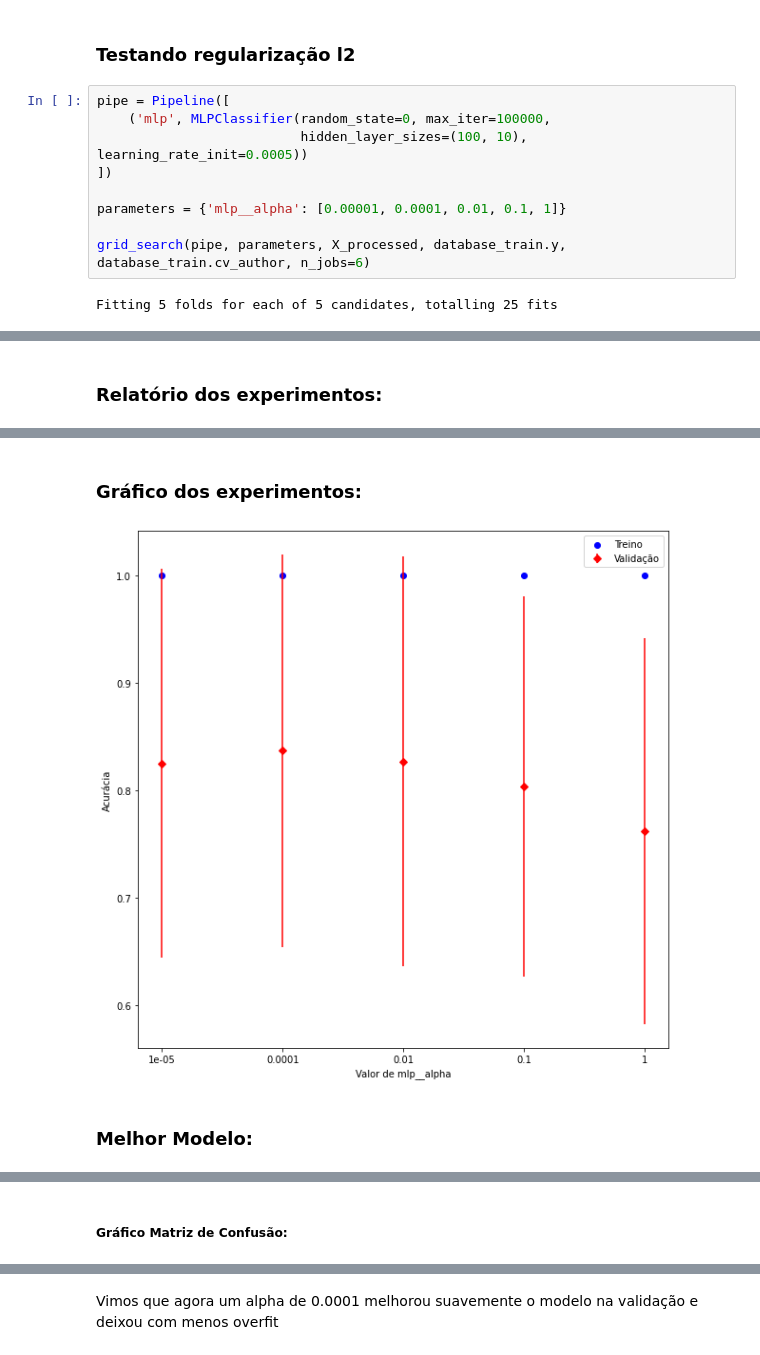
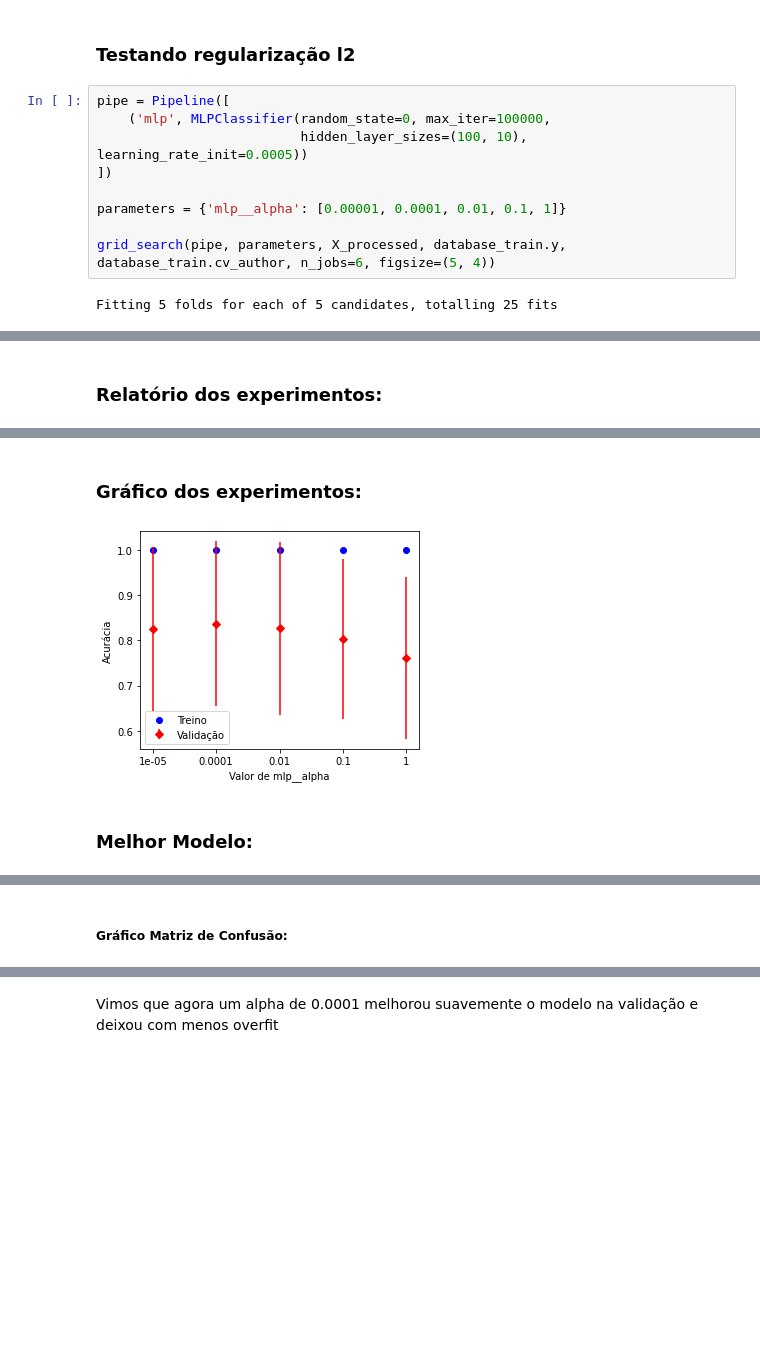
Before and after one commit to HeitorBRaymundo/mc906, a Jupyter notebook: prj3/NeuralNetwork.ipynb, the cells around one changed output, grey strips where cells are left out. Drawn from its saved outputs; the diff is of its cells as text; blank space fills up the shorter version.

```diff
--- a/prj3/NeuralNetwork.ipynb
+++ b/prj3/NeuralNetwork.ipynb
@@ -291,7 +291,7 @@ pipe = Pipeline([
 
 parameters = {'mlp__alpha': [0.00001, 0.0001, 0.01, 0.1, 1]}
 
-grid_search(pipe, parameters, X_processed, database_train.y, database_train.cv_author, n_jobs=6)
+grid_search(pipe, parameters, X_processed, database_train.y, database_train.cv_author, n_jobs=6, figsize=(5, 4))
 # %% [output]
 Fitting 5 folds for each of 5 candidates, totalling 25 fits
 [Parallel(n_jobs=6)]: Using backend LokyBackend with 6 concurrent workers.
@@ -305,12 +305,12 @@ Fitting 5 folds for each of 5 candidates, totalling 25 fits
 Relatório dos experimentos:
 |  | params | mean_train_score | std_train_score | mean_test_score | std_test_score |
 | 0 | {'mlp__alpha': 1e-05} | 1.00 | 0.00 | 0.82 | 0.18 |
 | 1 | {'mlp__alpha': 0.0001} | 1.00 | 0.00 | 0.84 | 0.18 |
 | 2 | {'mlp__alpha': 0.01} | 1.00 | 0.00 | 0.83 | 0.19 |
 | 3 | {'mlp__alpha': 0.1} | 1.00 | 0.00 | 0.80 | 0.18 |
 | 4 | {'mlp__alpha': 1} | 1.00 | 0.00 | 0.76 | 0.18 |
 Gráfico dos experimentos:
-[figure, old version]
+[figure, new version]
 Melhor Modelo:
 |  | params | mean_train_score | std_train_score | mean_test_score | std_test_score |
 | 1 | {'mlp__alpha': 0.0001} | 1.00 | 0.00 | 0.84 | 0.18 |
```
Also changed, not shown: parts of 1 cell of this notebook, 2 other files.
